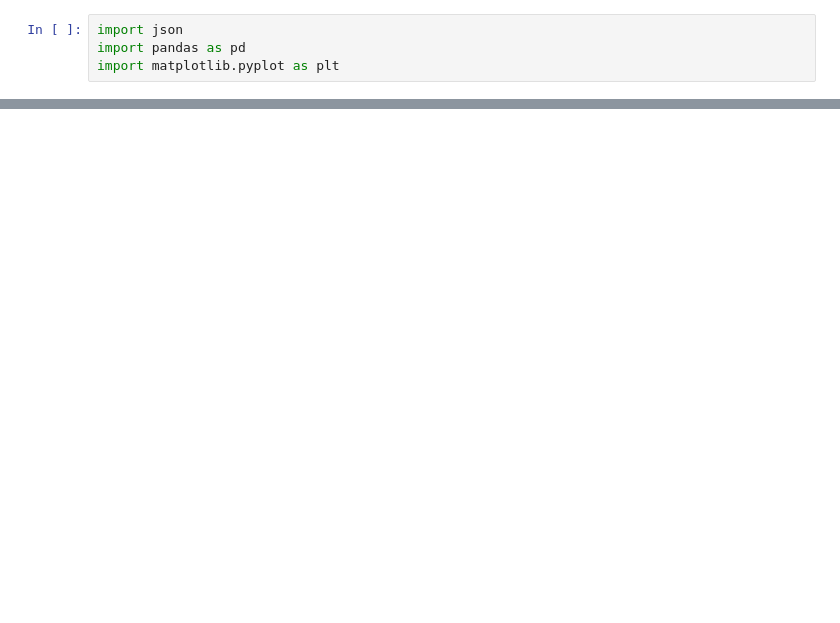
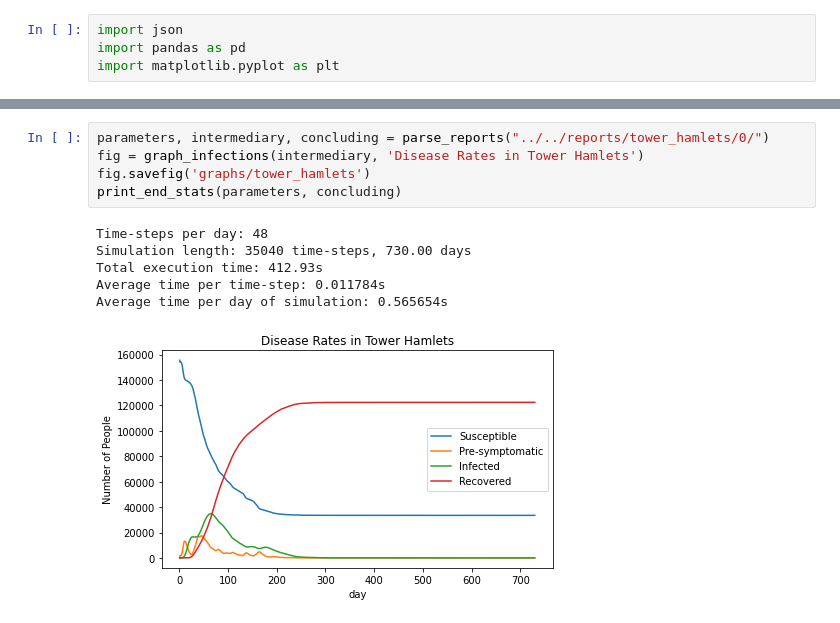
Before and after one commit to Alfred-Mountfield/outbreak-sim, a Jupyter notebook: python/report_analysis/report_reader.ipynb, the cells around one changed output, grey strips where cells are left out. Saved outputs shown, nothing was run; the diff lists cells and outputs as text; blank space fills up the shorter version.

```diff
--- a/python/report_analysis/report_reader.ipynb
+++ b/python/report_analysis/report_reader.ipynb
@@ -27 +60,13 @@ def graph_infections(report, title):
+# %%
+parameters, intermediary, concluding = parse_reports("../../reports/tower_hamlets/0/")
+fig = graph_infections(intermediary, 'Disease Rates in Tower Hamlets')
+fig.savefig('graphs/tower_hamlets')
+print_end_stats(parameters, concluding)
+# %% [output]
+Time-steps per day: 48
+Simulation length: 35040 time-steps, 730.00 days
+Total execution time: 412.93s
+Average time per time-step: 0.011784s
+Average time per day of simulation: 0.565654s
+[figure, added]
 # %%
```
Also changed, not shown: parts of 8 cells of this notebook.
